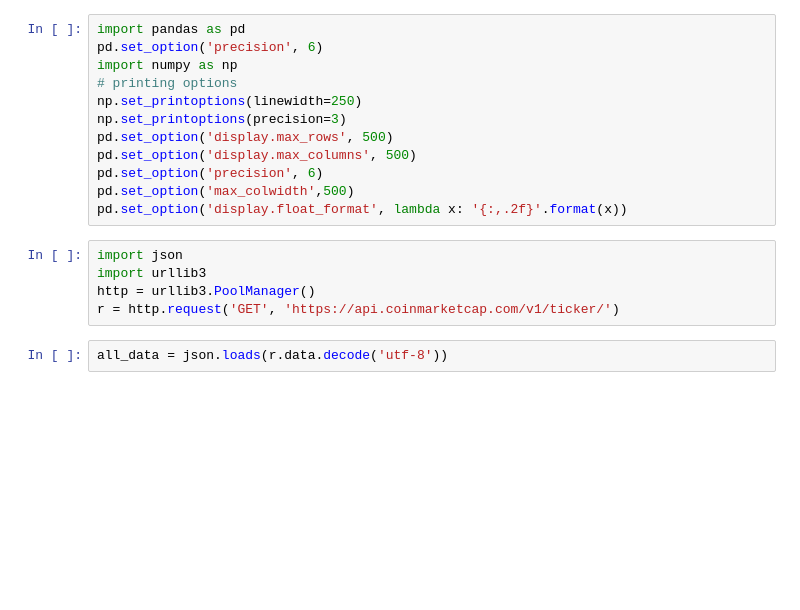
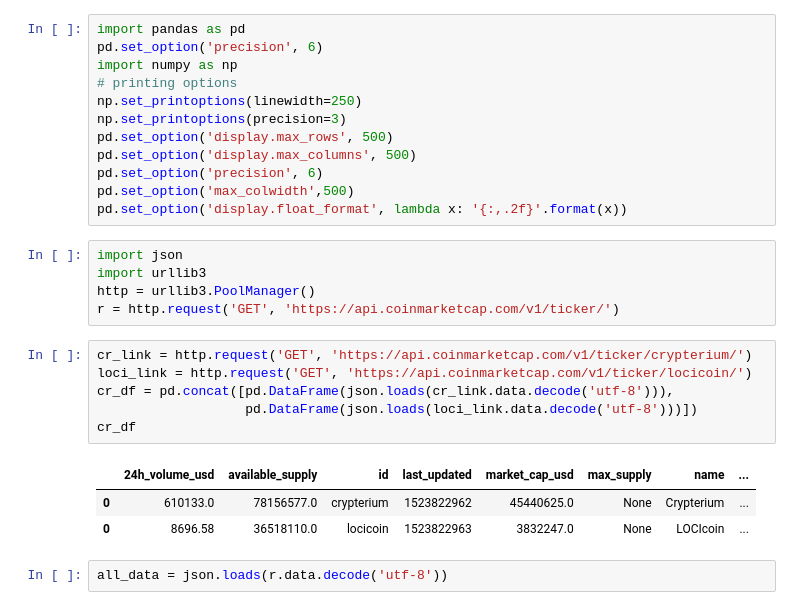
Before and after one commit to shreyasmahimkar/investment, a Jupyter notebook: notebooks/Crypto.ipynb, the cells around one changed output. Cells and saved outputs as stored; diff of their text form; blank space fills up the shorter version.

```diff
--- a/notebooks/Crypto.ipynb
+++ b/notebooks/Crypto.ipynb
@@ -15,6 +15,16 @@ import json
 import urllib3
 http = urllib3.PoolManager()
 r = http.request('GET', 'https://api.coinmarketcap.com/v1/ticker/')
+# %%
+cr_link = http.request('GET', 'https://api.coinmarketcap.com/v1/ticker/crypterium/')
+loci_link = http.request('GET', 'https://api.coinmarketcap.com/v1/ticker/locicoin/')
+cr_df = pd.concat([pd.DataFrame(json.loads(cr_link.data.decode('utf-8'))),
+                   pd.DataFrame(json.loads(loci_link.data.decode('utf-8')))])
+cr_df
+# %% [output]
+|  | 24h_volume_usd | available_supply | id | last_updated | market_cap_usd | max_supply | name | ... |
+| 0 | 610133.0 | 78156577.0 | crypterium | 1523822962 | 45440625.0 | None | Crypterium | ... |
+| 0 | 8696.58 | 36518110.0 | locicoin | 1523822963 | 3832247.0 | None | LOCIcoin | ... |
 # %%
 all_data = json.loads(r.data.decode('utf-8'))
 # %%
```
Also changed, not shown: parts of 1 cell of this notebook, 1 other file.
